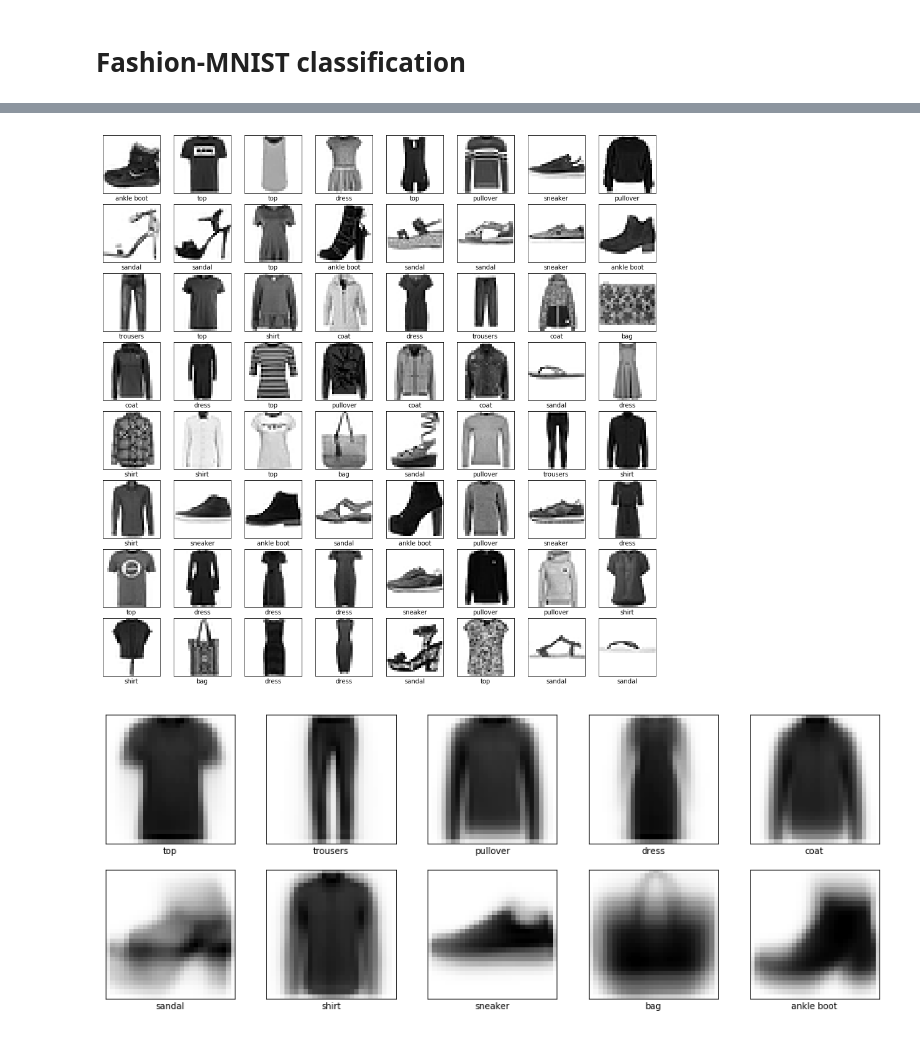
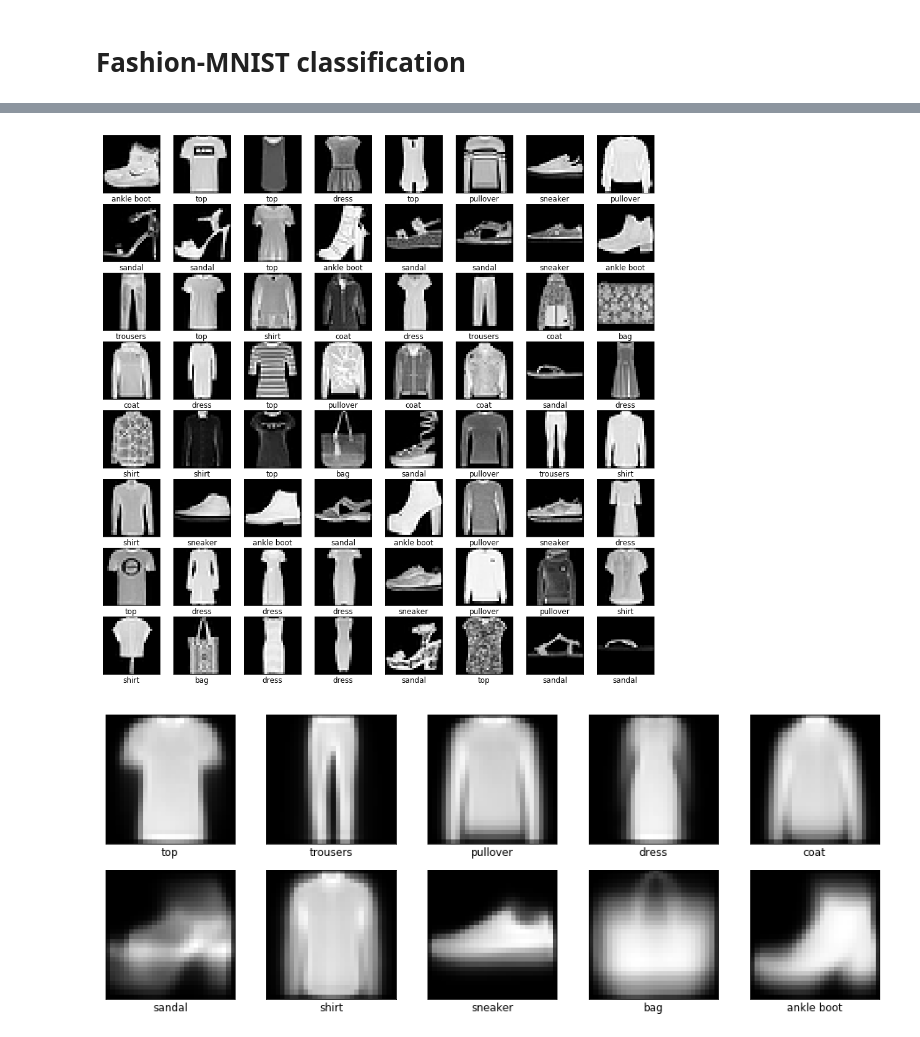
Before and after one commit to czyzi0/ml-notebooks, a Jupyter notebook: notebooks/fashion-mnist-classification.ipynb, the cells around one changed output, grey strips where cells are left out. Cells and saved outputs as stored; diff of their text form; code cells hidden in the pictures.

Commit message:
Start rewriting fashion-mnist-classification

```diff
--- a/notebooks/fashion-mnist-classification.ipynb
+++ b/notebooks/fashion-mnist-classification.ipynb
@@ -15,3 +14,10 @@ from tensorflow import keras
+# %%
+plt.rcParams.update({'font.size': 12})
+# %%
+train_set = torchvision.datasets.FashionMNIST(
+    root='../data/fashion-mnist', train=True, download=True)
+test_set = torchvision.datasets.FashionMNIST(
+    root='../data/fashion-mnist', train=False, download=True)
 # %%
 labels = [
     'top', 'trousers', 'pullover', 'dress', 'coat',
@@ -28,25 +42,28 @@ Labels shape: (60000,) : (5000,) : (5000,)
+# %%
+train_x = np.array(train_set.train_data)
+train_y = np.array(train_set.train_labels)
 # %%
 plt.figure(figsize=(16, 16))
 for i in range(64):
     plt.subplot(8, 8, i + 1)
-    plt.imshow(train_x[i], cmap=plt.cm.binary)
+    plt.imshow(train_x[i], cmap=plt.cm.gray)
     plt.xlabel(labels[train_y[i]])
     plt.xticks([])
     plt.yticks([])
 plt.show()
 # %% [output]
-[figure, old version]
+[figure, new version]
 # %%
-centroids = [(labels[i], np.mean(train_x[train_y == i], axis=0)) for i in np.unique(train_y)]
+centroids = [(labels[i], np.mean(train_x[train_y == i], axis=0)) for i, _ in enumerate(labels)]
 
 plt.figure(figsize=(16, 6))
 for i, (label, image) in enumerate(centroids):
     plt.subplot(2, 5, i + 1)
-    plt.imshow(image, cmap=plt.cm.binary)
+    plt.imshow(image, cmap=plt.cm.gray)
     plt.xlabel(label)
     plt.xticks([])
     plt.yticks([])
 plt.show()
 # %% [output]
-[figure, old version]
+[figure, new version]
 # %%
```
Also changed, not shown: parts of 26 cells of this notebook.
